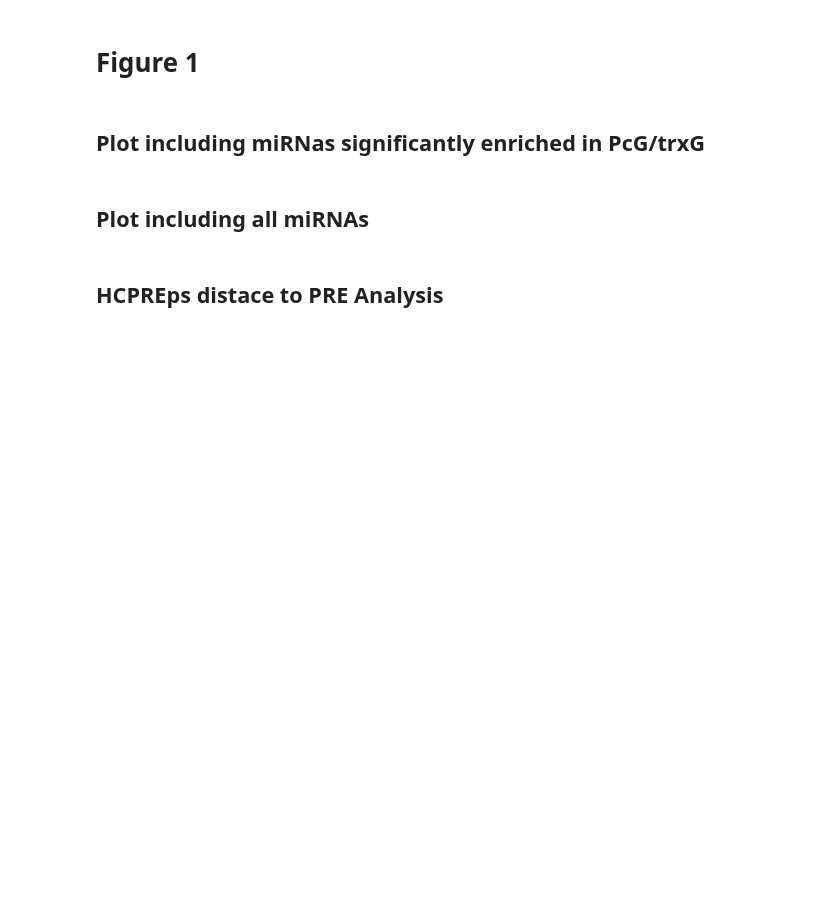
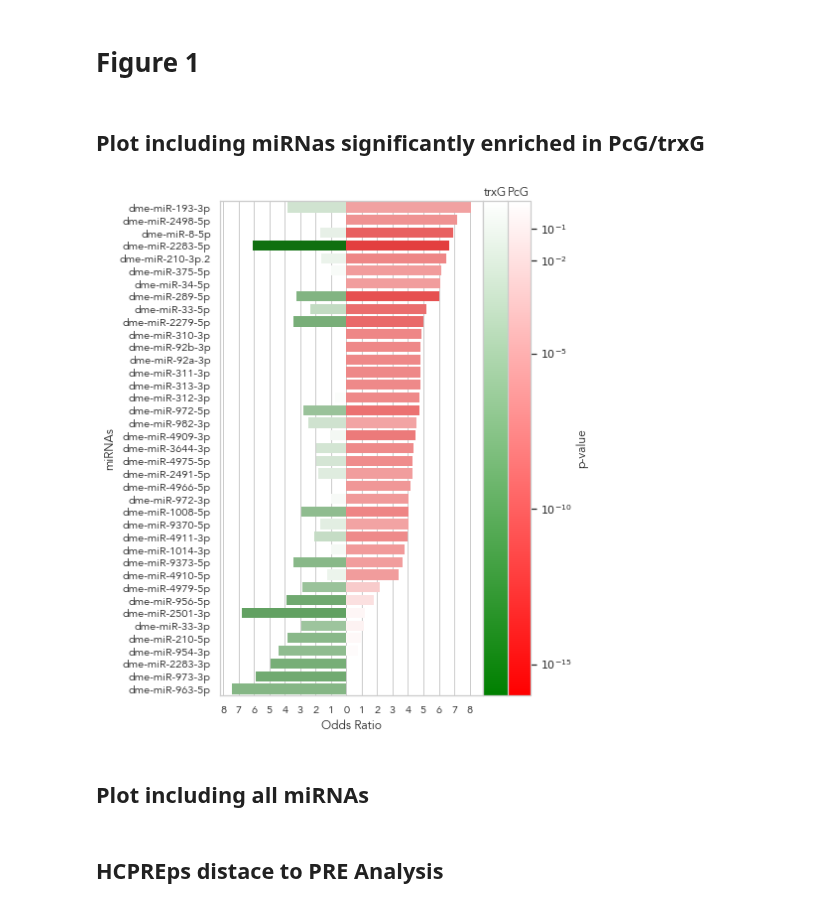
Before and after one commit to j-solor/Drosophila-miRNA-PcG-circuits, a Jupyter notebook: Analysis/Analysis.ipynb, the cells around one changed output. Drawn from its saved outputs; the diff is of its cells as text; code cells hidden in the pictures; blank space fills up the shorter version.

Commit message:
adjust color scales to keep just one set of labels

```diff
--- a/Analysis/Analysis.ipynb
+++ b/Analysis/Analysis.ipynb
@@ -321,11 +321,12 @@ def colors_from_cmap(values, cmap, logscale = True, color_range = None):
     values = np.abs(values)
 
     # get range of colorbars so we can normalize
-    if color_range ==  None:
+    if color_range is None:
         max_height = values.max()
         min_height = values.min()
+
     else:
-        min_height, max_height = color_range
+        min_height, max_height = np.abs(color_range)
 
     # scale each z to [0,1], and get their rgb values
     rgb = [cmap((k-min_height)/max_height) for k in values]
@@ -337,55 +338,67 @@ from matplotlib.colors import ListedColormap, LinearSegmentedColormap
 # %%
 PcGcmp = LinearSegmentedColormap.from_list("", ["white","red"])
 trxGcmp = LinearSegmentedColormap.from_list("", ["white","green"])
+pval_interval = np.array([-0.1, -16,])
 # to adjust colorbar
 
 # Initialize the figure
 sns.set_theme(style="whitegrid")
 mpl.rcParams['font.family'] = 'Avenir'
-f, ax = plt.subplots(figsize=(5, 8))
+f, ax = plt.subplots(figsize=(7, 8))
 
 # Plot the PcG ORs of miRNAs significatively enriched in PcG or trxG
 ## get sequencial color scale for log PcG pvalues
-rgb_PcG = colors_from_cmap(values=merged_enrch_subset["hyper_pval_PcG"], cmap=PcGcmp, logscale = True, color_range= [0, 16])
+rgb_PcG = colors_from_cmap(values=merged_enrch_subset["hyper_pval_PcG"], cmap=PcGcmp, logscale = True, color_range= np.abs(pval_interval))
 
 ## for colorbar later
-norm_PcG = plt.Normalize(np.log2(merged_enrch_subset["hyper_pval_PcG"].min()), np.log2(merged_enrch_subset["hyper_pval_PcG"].max()))
+norm_PcG = plt.Normalize(pval_interval[0], pval_interval[1])
 PcGcb = plt.cm.ScalarMappable(cmap=PcGcmp.reversed(), norm=norm_PcG)
 PcGcb.set_array([])
 
 ##plot
 ax = sns.barplot(x="OR_PcG", y=merged_enrch_subset.index, data=merged_enrch_subset,
             label="Total", palette=rgb_PcG,edgecolor='none')
 
 
 # add trxG ORs of those miRNAs
 ## get sequentil color scale for trxG pvalues
-rgb_trxG = colors_from_cmap(values=merged_enrch_subset["hyper_pval_trxG"], cmap=trxGcmp, logscale = True, color_range= [0, 16])
+rgb_trxG = colors_from_cmap(values=merged_enrch_subset["hyper_pval_trxG"], cmap=trxGcmp, logscale = True, color_range= np.abs(pval_interval))
 
 ## for colorbar later
-norm_trxG = plt.Normalize(np.log2(merged_enrch_subset["hyper_pval_trxG"].min()), np.log2(merged_enrch_subset["hyper_pval_trxG"].max()))
+norm_trxG = plt.Normalize(pval_interval[0], pval_interval[1])
 trxGcb = plt.cm.ScalarMappable(cmap=trxGcmp.reversed(), norm=norm_trxG)
 trxGcb.set_array([])
 
 ## plot
 
 sns.barplot(x="OR_trxG", y=merged_enrch_subset.index, data=merged_enrch_subset,
             label="Total", palette=rgb_trxG, edgecolor='none')
 
+## Add a legend
+cbar.PcG = ax.figure.colorbar(PcGcb,ticks = [-1, -2, -5, -10, -15], pad = -0.07, label ="p-value") #pad controls barplot closeness
+cbar.trxG = ax.figure.colorbar(trxGcb, ticks = [-1, -2, -5, -10, -15], pad =0)
+
+tick_text = list("$10^{%i}$" %(x) for x in cbar.PcG.get_ticks())
+cbar.PcG.set_ticklabels(tick_text)
+cbar.trxG.set_ticks([])
+cbar.PcG.ax.set_title("PcG")
+cbar.trxG.ax.set_title("trxG")
+
+#cbar.PcG.get_ticks()
+
 # aesthetics
 ax.set_xticks(range(-8,9)) # <--- set the ticks first
 ax.set_xticklabels([abs(ele) for ele in range(-8,9)])
-plt.xlabel("trxG vs PcG\nOdds Ratio")
-
-## Add a legend
-ax.figure.colorbar(PcGcb,shrink=0.5, spacing = "proportional")
-ax.figure.colorbar(trxGcb,shrink=0.5, spacing = "proportional")
-plt.title("")
-plt.tight_layout()
+plt.xlabel("Odds Ratio")
 
 
 
+#plt.title("")
+plt.tight_layout()
+
 plt.savefig("plots/bestPcG_OR.png", dpi = 500, transparent = True)
+# %% [output]
+[figure, added]
 # %% [markdown]
 ## Plot including all miRNAs
 # %%
```
